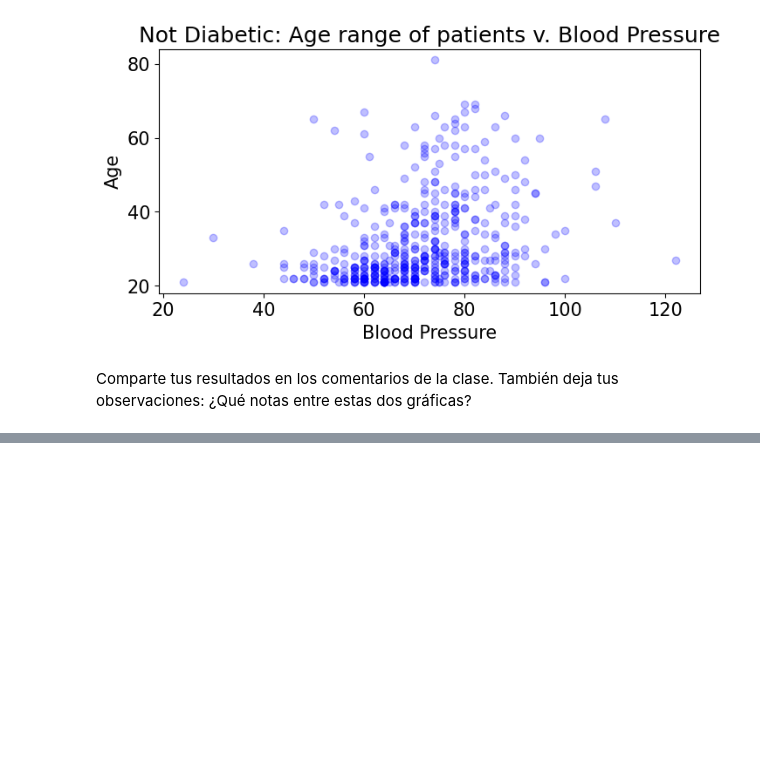
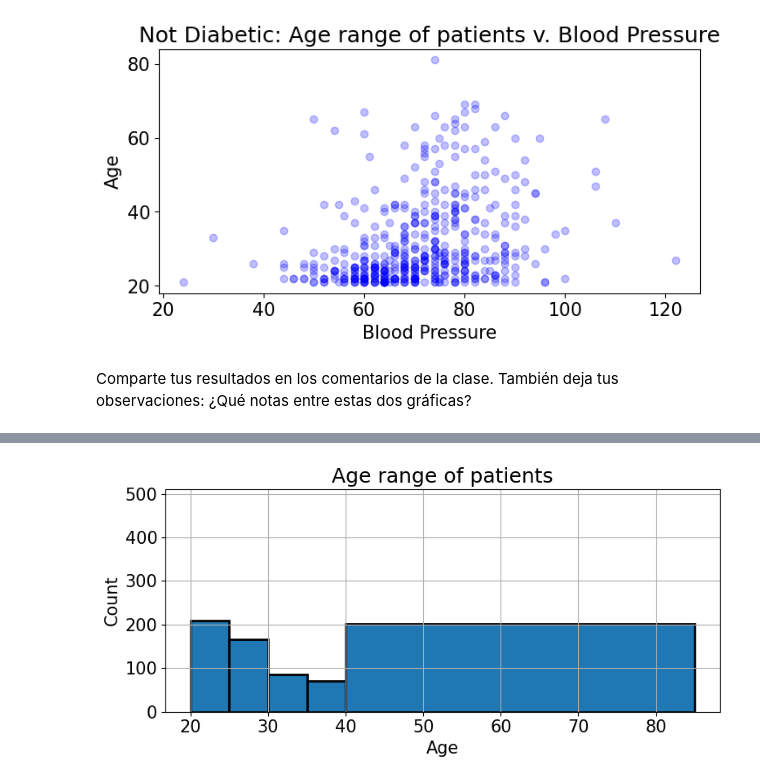
Before and after one commit to DensLopez/machine_learning, a Jupyter notebook: codes/code005.ipynb, the cells around one changed output, grey strips where cells are left out. Cells and saved outputs as stored; diff of their text form; code cells hidden in the pictures; blank space fills up the shorter version.

```diff
--- a/codes/code005.ipynb
+++ b/codes/code005.ipynb
@@ -371,0 +451,14 @@ Comparte tus resultados en los comentarios de la clase. También deja tus observ
+# %%
+## Ejemplo, diferentes anchos de bins.
+### RESPUESTA
+binvalues = [20, 25, 30, 35, 40, 85]
+f = plt.figure(figsize=(8,4))
+ax = f.add_subplot(1,1,1)
+data["Age"].hist(ax=ax, bins = binvalues, edgecolor='black', linewidth=2) # Ejemplo con bordes de bin.
+ax.set_ylim([0, 510])
+ax.set_title("Age range of patients")
+ax.set_xlabel("Age")
+ax.set_ylabel("Count")
+f.tight_layout()
+# %% [output]
+[figure, added]
```
Also changed, not shown: parts of 10 cells of this notebook.
